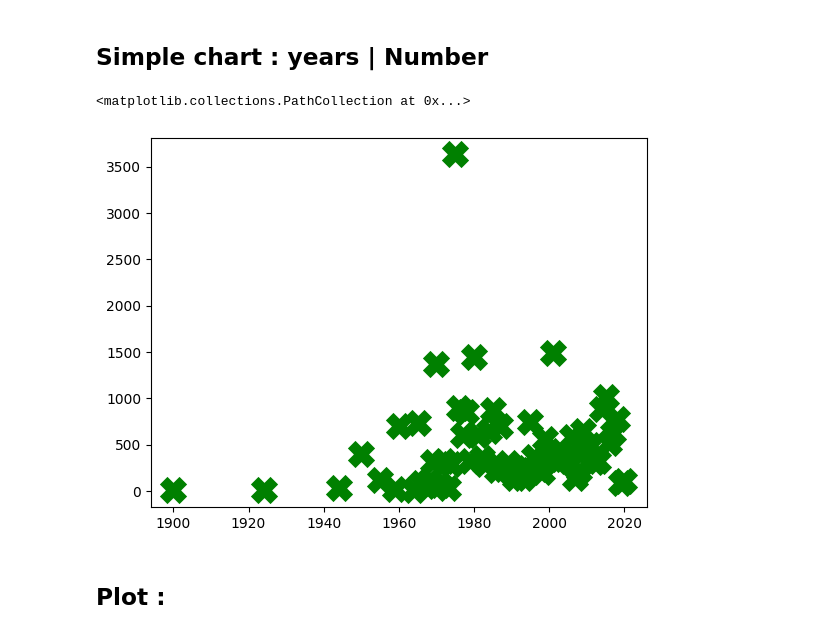
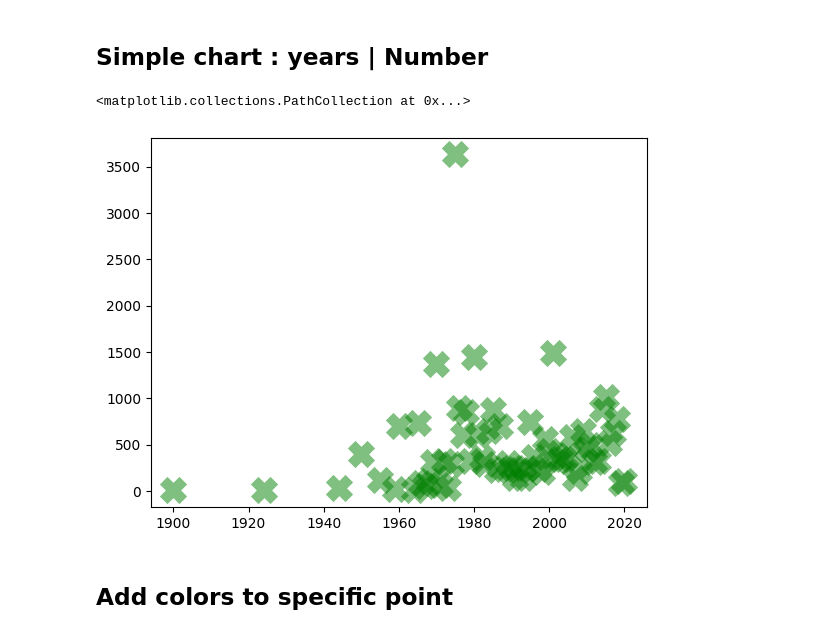
Before and after one commit to ManuLabricole/CDN-StatisticExploratoire, a Jupyter notebook: notebooks/arbres.ipynb, the cells around one changed output. Saved outputs shown, nothing was run; the diff lists cells and outputs as text; code cells hidden in the pictures.

```diff
--- a/notebooks/arbres.ipynb
+++ b/notebooks/arbres.ipynb
@@ -347,9 +347,9 @@ size year|number : 31620 and size of year|type : 31620
 # %% [markdown]
 ## Simple chart : years | Number
 # %%
-plt.scatter(years, number,  s=30, c="green", marker="x", facecolor="red", linewidth=20)
+plt.scatter(years, number,  s=30, c="green", marker="x", linewidth=20, alpha=0.5)
 # %% [output]
 <matplotlib.collections.PathCollection at 0x...>
-[figure, old version]
+[figure, new version]
 # %% [markdown]
-## Plot :
+## Add colors to specific point
```
Also changed, not shown: parts of 1 cell of this notebook.
